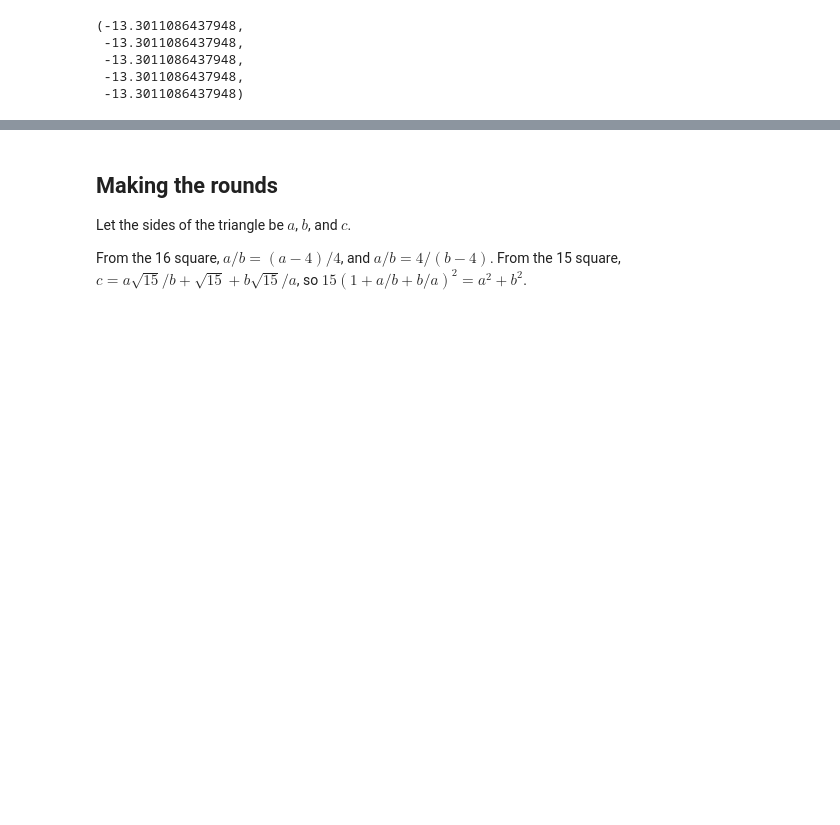
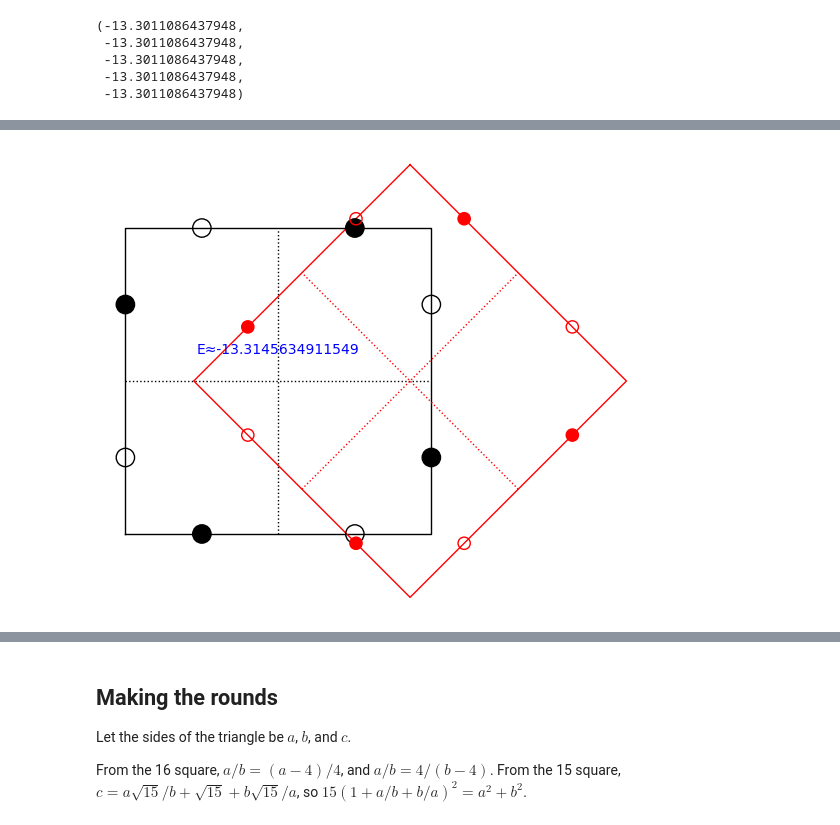
Before and after one commit to qpliu/sunday-puzzle, a Jupyter notebook: riddler/2024/20241115.ipynb, the cells around one changed output, grey strips where cells are left out. Cells and saved outputs as stored; diff of their text form; code cells hidden in the pictures; blank space fills up the shorter version.

```diff
--- a/riddler/2024/20241115.ipynb
+++ b/riddler/2024/20241115.ipynb
@@ -157,0 +194,5 @@ so I'll assume that it's the answer.
+# %%
+dx = find_local_minimum(E(x,0,pi/4),1/4,1/2)[1]
+t(dx,0,pi/4)
+# %% [output]
+[figure, added]
```
Also changed, not shown: parts of 23 cells of this notebook.
